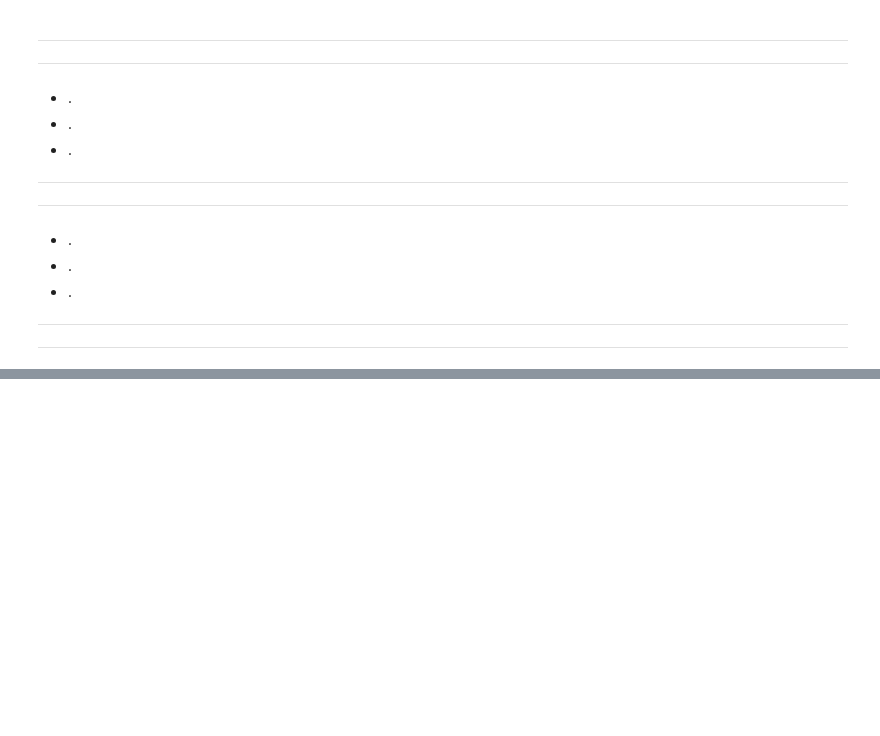
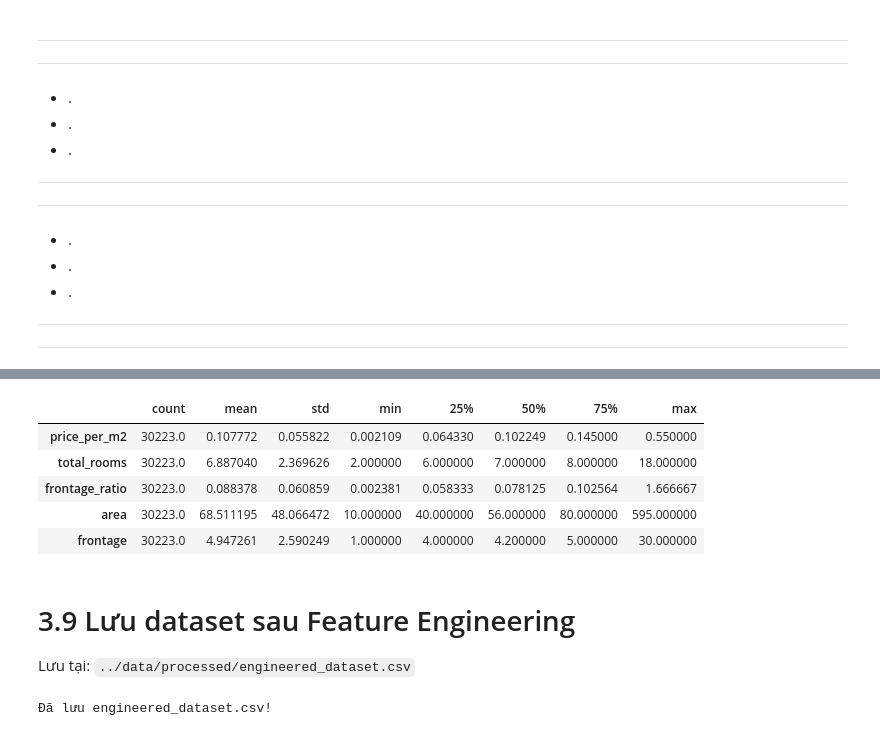
Before and after one commit to Spidermeoz/house-price-predict, a Jupyter notebook: notebooks/01_eda_preprocessing.ipynb, the cells around one changed output, grey strips where cells are left out. Cells and saved outputs as stored; diff of their text form; code cells hidden in the pictures; blank space fills up the shorter version.

```diff
--- a/notebooks/01_eda_preprocessing.ipynb
+++ b/notebooks/01_eda_preprocessing.ipynb
@@ -651,0 +866,19 @@ Clip từ 1 → 40m
+# %%
+df[["price_per_m2","total_rooms","frontage_ratio","area","frontage"]].describe().T
+# %% [output]
+|  | count | mean | std | min | 25% | 50% | 75% | max |
+| price_per_m2 | 30223.0 | 0.107772 | 0.055822 | 0.002109 | 0.064330 | 0.102249 | 0.145000 | 0.550000 |
+| total_rooms | 30223.0 | 6.887040 | 2.369626 | 2.000000 | 6.000000 | 7.000000 | 8.000000 | 18.000000 |
+| frontage_ratio | 30223.0 | 0.088378 | 0.060859 | 0.002381 | 0.058333 | 0.078125 | 0.102564 | 1.666667 |
+| area | 30223.0 | 68.511195 | 48.066472 | 10.000000 | 40.000000 | 56.000000 | 80.000000 | 595.000000 |
+| frontage | 30223.0 | 4.947261 | 2.590249 | 1.000000 | 4.000000 | 4.200000 | 5.000000 | 30.000000 |
+# %% [markdown]
+# 3.9 Lưu dataset sau Feature Engineering
+
+Lưu tại:
+`../data/processed/engineered_dataset.csv`
+# %%
+df.to_csv("../data/processed/engineered_dataset.csv", index=False)
+print("Đã lưu engineered_dataset.csv!")
+# %% [output]
+Đã lưu engineered_dataset.csv!
```
Also changed, not shown: parts of 28 cells of this notebook, 2 other files.
